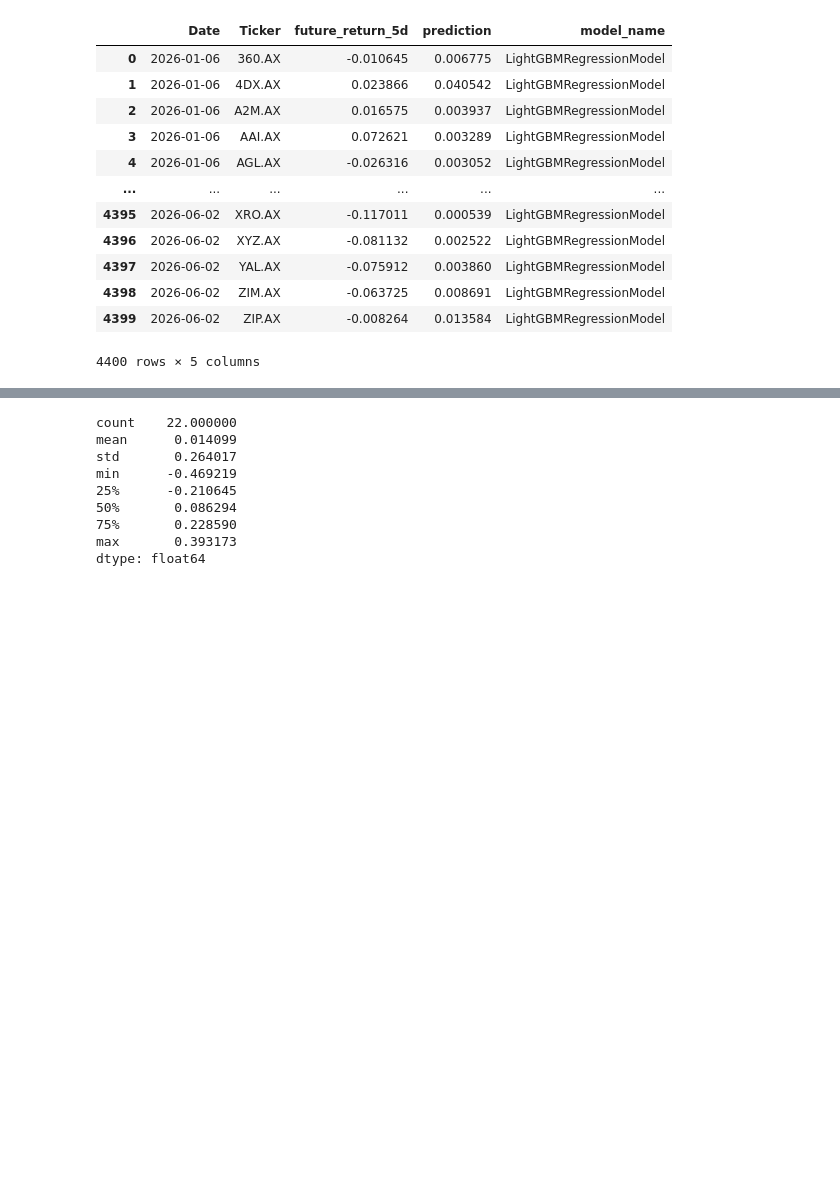
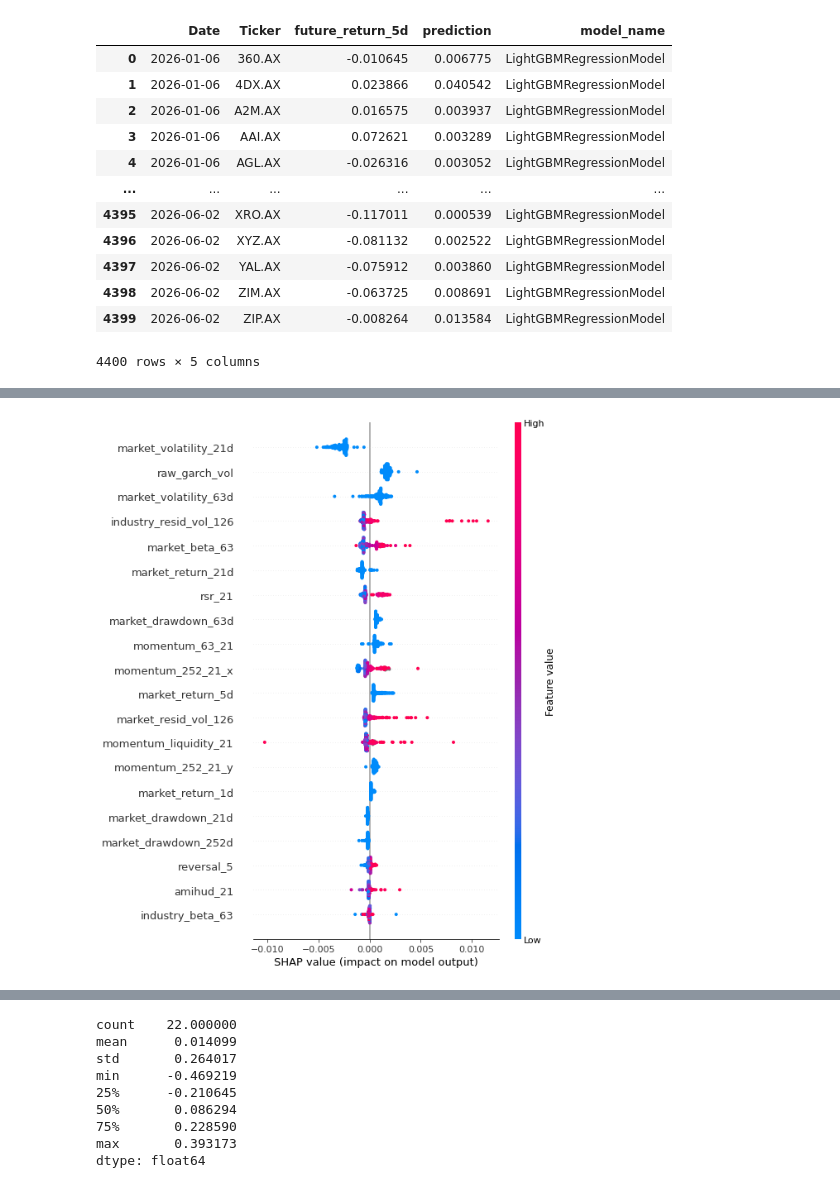
Before and after one commit to hungryfire267/systematic-equities-research, a Jupyter notebook: notebooks/lightgbm_walkforward_research.ipynb, the cells around one changed output, grey strips where cells are left out. Saved outputs shown, nothing was run; the diff lists cells and outputs as text; code cells hidden in the pictures; blank space fills up the shorter version.

```diff
--- a/notebooks/lightgbm_walkforward_research.ipynb
+++ b/notebooks/lightgbm_walkforward_research.ipynb
@@ -126,0 +144,13 @@ mean_ic
+# %%
+import shap
+
+explainer = shap.TreeExplainer(model.model)
+shap_values = explainer.shap_values(X_test)
+# %%
+shap.summary_plot(
+    shap_values,
+    X_test,
+    max_display=20
+)
+# %% [output]
+[figure, added]
```
Also changed, not shown: parts of 8 cells of this notebook, 4 other files.
